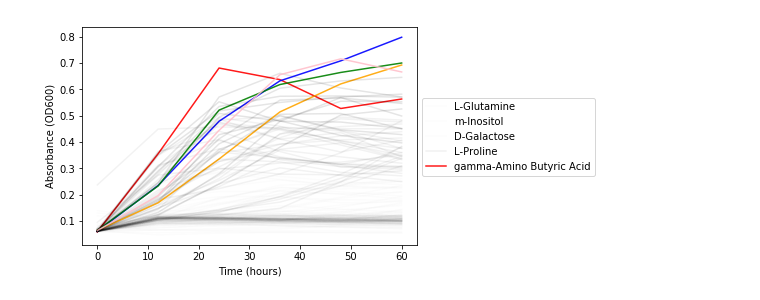
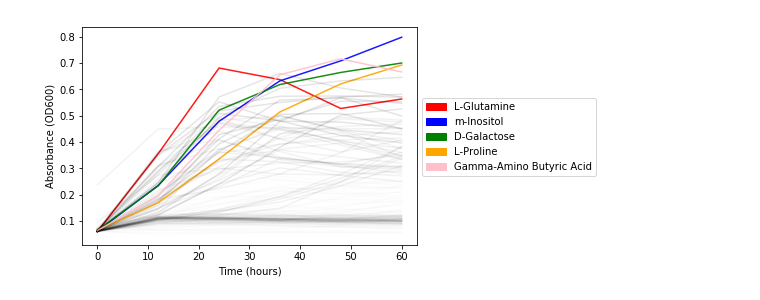
Before and after one commit to gregmedlock/psy_recon, a Jupyter notebook: bin/top_metabolites _graph.ipynb, the cells around one changed output. Saved outputs shown, nothing was run; the diff lists cells and outputs as text; code cells hidden in the pictures.

Commit message:
new graph

```diff
--- a/bin/top_metabolites _graph.ipynb
+++ b/bin/top_metabolites _graph.ipynb
@@ -40,33 +41,38 @@ for met in means.keys():
             top_meta.append(met)
 
 fig,ax = plt.subplots()
 for met in means.keys():
     plotvals = means[met]
     if maxODs[met] > 0.67:
         alpha = 0.9
         if met == 'L-Glutamine':
             c = "red"
         elif met == 'm-Inositol':
             c = "blue"
         elif met =='D-Galactose':
             c = "green"
         elif met == 'L-Proline':
             c = "orange"
         elif met == 'gamma-Amino Butyric Acid':
             c = "pink"
     elif 0.67 > maxODs[met] > 0.5:
         alpha = 0.1
         c = "black"
     elif 0.5 > maxODs[met] > 0.3:
         alpha = 0.05
         c = "black"
     else:
         alpha = 0.01
         c = "black"
     ax.plot(plotvals.index.values,plotvals.values,alpha=alpha, c = c)
     ax.axes.set_xlabel("Time (hours)")
     ax.axes.set_ylabel("Absorbance (OD600)")
-    if maxODs[met] > 0.67:
-        ax.legend(top_meta, loc = "upper left", bbox_to_anchor=(1, 0.7))
+
+    top1 = mpatches.Patch(color='red', label='L-Glutamine')
+    top2 = mpatches.Patch(color='blue', label='m-Inositol')
+    top3 = mpatches.Patch(color='green', label='D-Galactose')
+    top4 = mpatches.Patch(color='orange', label='L-Proline')
+    top5 = mpatches.Patch(color='pink', label='Gamma-Amino Butyric Acid')
+    ax.legend(handles=[top1, top2, top3, top4, top5], loc = "upper left", bbox_to_anchor=(1, 0.7))
 # %% [output]
-[figure, old version]
+[figure, new version]
```
Also changed, not shown: parts of 1 cell of this notebook.
